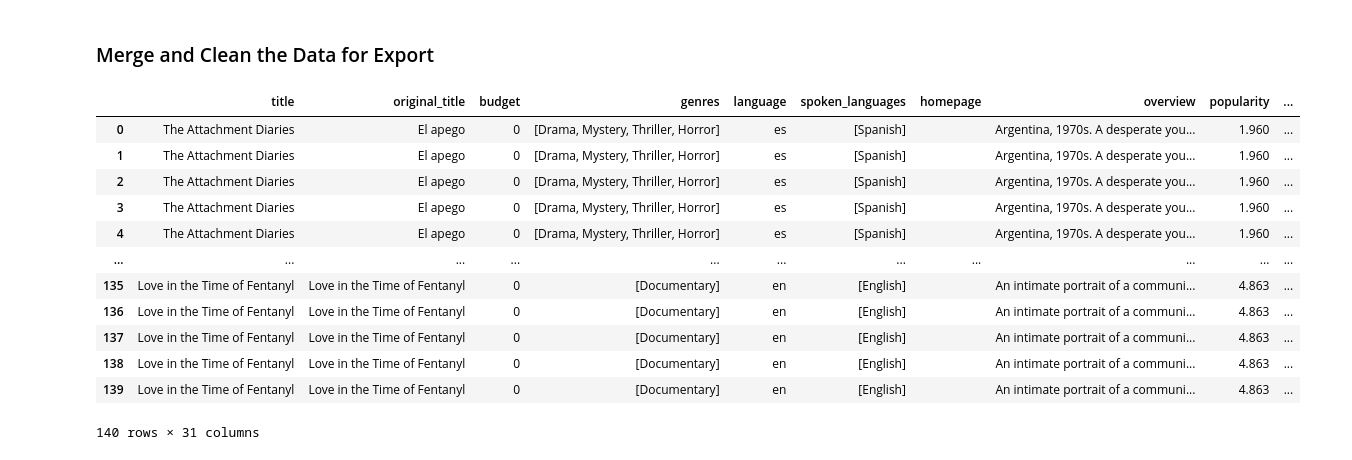
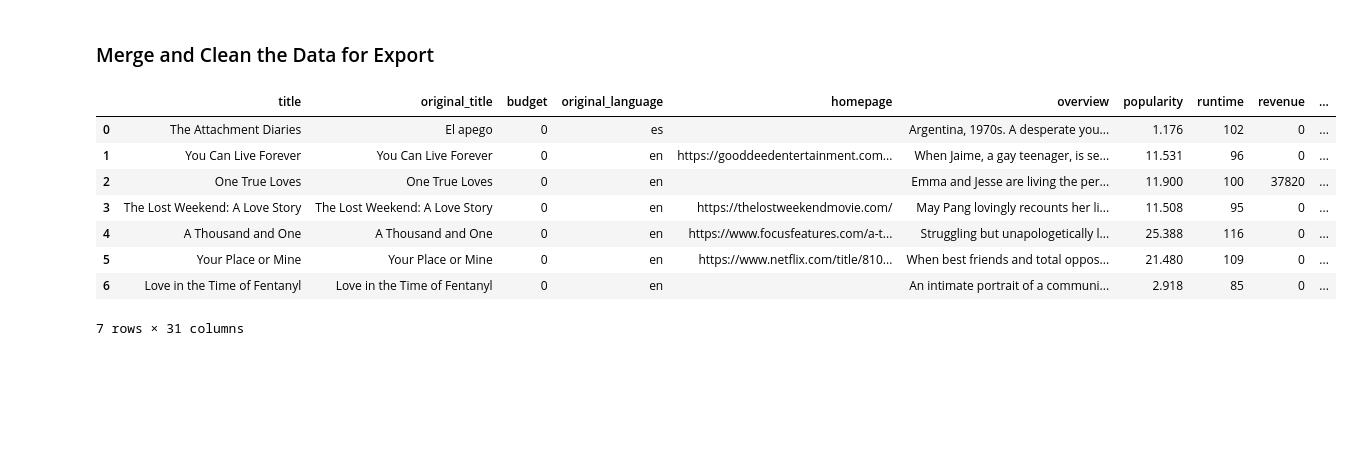
Before and after one commit to Farzana01/data-sourcing-challenge, a Jupyter notebook: retrieve_movie_data-checkpoint.ipynb, the cells around one changed output. Cells and saved outputs as stored; diff of their text form; code cells hidden in the pictures; blank space fills up the shorter version.

Commit message:
fixed errors

```diff
--- a/retrieve_movie_data-checkpoint.ipynb
+++ b/retrieve_movie_data-checkpoint.ipynb
@@ -228,7 +228,7 @@ tmdb_key_string = "&api_key=" + tmdb_api_key
 # %%
 # Create an empty list to store the results
 tmdb_movies_list = []
-
+#movie_info_dict = {}
 
 # Create a request counter to sleep the requests after a multiple
 # of 50 requests
@@ -270,35 +270,45 @@ for title in titles:
             details_response = requests.get(details_url)
             details_data = details_response.json()
 
+
         # Extract the genre names into a list
-            genres = [genre['name'] for genre in details_data['genres']]
+            genres = []
+            for genre in details_data['genres']:
+                genres.append(genre['name'])
+
 
         # Extract the spoken_languages' English name into a list
-            spoken_languages = [language['english_name'] for language in details_data['spoken_languages']]
+            spoken_languages = []
+            for language in details_data['spoken_languages']:
+                spoken_languages.append(language['english_name'])
+
 
         # Extract the production_countries' name into a list
-            production_countries = [country['name'] for country in details_data['production_countries']]
+            production_countries = []
+            for country in details_data['production_countries']:
+                production_countries.append(country['name'])
 
 
-            movie_info = {
-
+            movie_info_dict = {
                 'title': details_data['title'],
                 'original_title': details_data['original_title'],
                 'budget': details_data['budget'],
-                'genres': genres,
-                'language': details_data['original_language'],
-                'spoken_languages': spoken_languages,
+                'original_language': details_data['original_language'],
                 'homepage': details_data['homepage'],
                 'overview': details_data['overview'],
                 'popularity': details_data['popularity'],
                 'runtime': details_data['runtime'],
                 'revenue': details_data['revenue'],
                 'release_date': details_data['release_date'],
-                'vote_average': movie_data.get("vote_average"),
-                'vote_count': movie_data.get("vote_count"),
+                'vote_average': details_data["vote_average"],
+                'vote_count': details_data["vote_count"],
+                'genres': genres,
+                'spoken_languages': spoken_languages,
                 'production_countries': production_countries
             }
-            tmdb_movies_list.append(movie_info)
+
+
+            tmdb_movies_list.append(movie_info_dict)
             print(f"Found {details_data['title']}")
         else:
             print(f"{title}","not found.")
@@ -306,8 +316,8 @@ for title in titles:
 
     # Use the except clause to print out a statement if a movie
     # is not found.
-    except Exception as e:
-        print(f"Error processing {title}: {e}")
+    except:
+        print(f"Error processing {title}")
 
 # Print the final list of movie information
 print("\nFinal List of Movie Information:")
@@ -374,23 +384,21 @@ tmdb_movies_df
 ### Merge and Clean the Data for Export
 # %%
 # Merge the New York Times reviews and TMDB DataFrames on title
-# Use an inner join to keep only the movies that are in both DataFrames
-merged_df = pd.merge(tmdb_movies_df, reviews_df, on="title", how="inner")
+
+tmdb_movies_df = tmdb_movies_df.drop_duplicates(subset=['title'])
+reviews_df = reviews_df.drop_duplicates(subset=['title'])
+merged_df = pd.merge(tmdb_movies_df,reviews_df,on="title")
 merged_df
 # %% [output]
-|  | title | original_title | budget | genres | language | spoken_languages | homepage | overview | popularity | ... |
-| 0 | The Attachment Diaries | El apego | 0 | [Drama, Mystery, Thriller, Horror] | es | [Spanish] |  | Argentina, 1970s. A desperate you... | 1.960 | ... |
-| 1 | The Attachment Diaries | El apego | 0 | [Drama, Mystery, Thriller, Horror] | es | [Spanish] |  | Argentina, 1970s. A desperate you... | 1.960 | ... |
-| 2 | The Attachment Diaries | El apego | 0 | [Drama, Mystery, Thriller, Horror] | es | [Spanish] |  | Argentina, 1970s. A desperate you... | 1.960 | ... |
-| 3 | The Attachment Diaries | El apego | 0 | [Drama, Mystery, Thriller, Horror] | es | [Spanish] |  | Argentina, 1970s. A desperate you... | 1.960 | ... |
-| 4 | The Attachment Diaries | El apego | 0 | [Drama, Mystery, Thriller, Horror] | es | [Spanish] |  | Argentina, 1970s. A desperate you... | 1.960 | ... |
-| ... | ... | ... | ... | ... | ... | ... | ... | ... | ... | ... |
-| 135 | Love in the Time of Fentanyl | Love in the Time of Fentanyl | 0 | [Documentary] | en | [English] |  | An intimate portrait of a communi... | 4.863 | ... |
-| 136 | Love in the Time of Fentanyl | Love in the Time of Fentanyl | 0 | [Documentary] | en | [English] |  | An intimate portrait of a communi... | 4.863 | ... |
-| 137 | Love in the Time of Fentanyl | Love in the Time of Fentanyl | 0 | [Documentary] | en | [English] |  | An intimate portrait of a communi... | 4.863 | ... |
-| 138 | Love in the Time of Fentanyl | Love in the Time of Fentanyl | 0 | [Documentary] | en | [English] |  | An intimate portrait of a communi... | 4.863 | ... |
-| 139 | Love in the Time of Fentanyl | Love in the Time of Fentanyl | 0 | [Documentary] | en | [English] |  | An intimate portrait of a communi... | 4.863 | ... |
+|  | title | original_title | budget | original_language | homepage | overview | popularity | runtime | revenue | ... |
+| 0 | The Attachment Diaries | El apego | 0 | es |  | Argentina, 1970s. A desperate you... | 1.176 | 102 | 0 | ... |
+| 1 | You Can Live Forever | You Can Live Forever | 0 | en | https://gooddeedentertainment.com... | When Jaime, a gay teenager, is se... | 11.531 | 96 | 0 | ... |
+| 2 | One True Loves | One True Loves | 0 | en |  | Emma and Jesse are living the per... | 11.900 | 100 | 37820 | ... |
+| 3 | The Lost Weekend: A Love Story | The Lost Weekend: A Love Story | 0 | en | https://thelostweekendmovie.com/ | May Pang lovingly recounts her li... | 11.508 | 95 | 0 | ... |
+| 4 | A Thousand and One | A Thousand and One | 0 | en | https://www.focusfeatures.com/a-t... | Struggling but unapologetically l... | 25.388 | 116 | 0 | ... |
+| 5 | Your Place or Mine | Your Place or Mine | 0 | en | https://www.netflix.com/title/810... | When best friends and total oppos... | 21.480 | 109 | 0 | ... |
+| 6 | Love in the Time of Fentanyl | Love in the Time of Fentanyl | 0 | en |  | An intimate portrait of a communi... | 2.918 | 85 | 0 | ... |
-140 rows × 31 columns
+7 rows × 31 columns
 # %%
 # Remove list brackets and quotation marks on the columns containing lists
 # Create a list of the columns that need fixing
```
Also changed, not shown: parts of 7 cells of this notebook, 1 other file.
